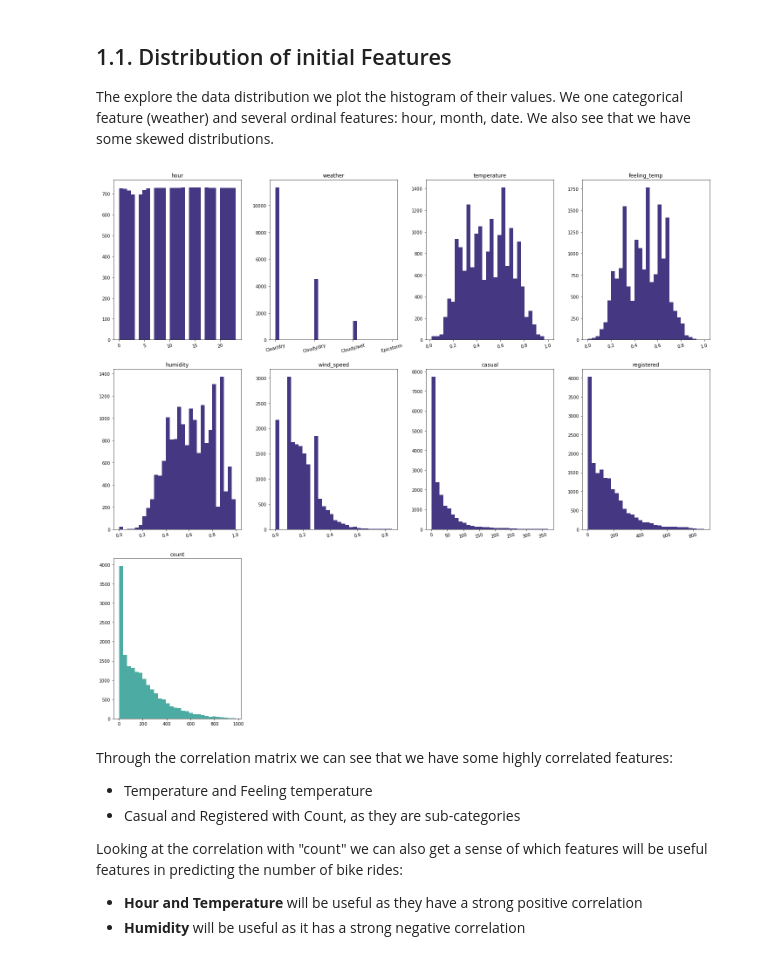
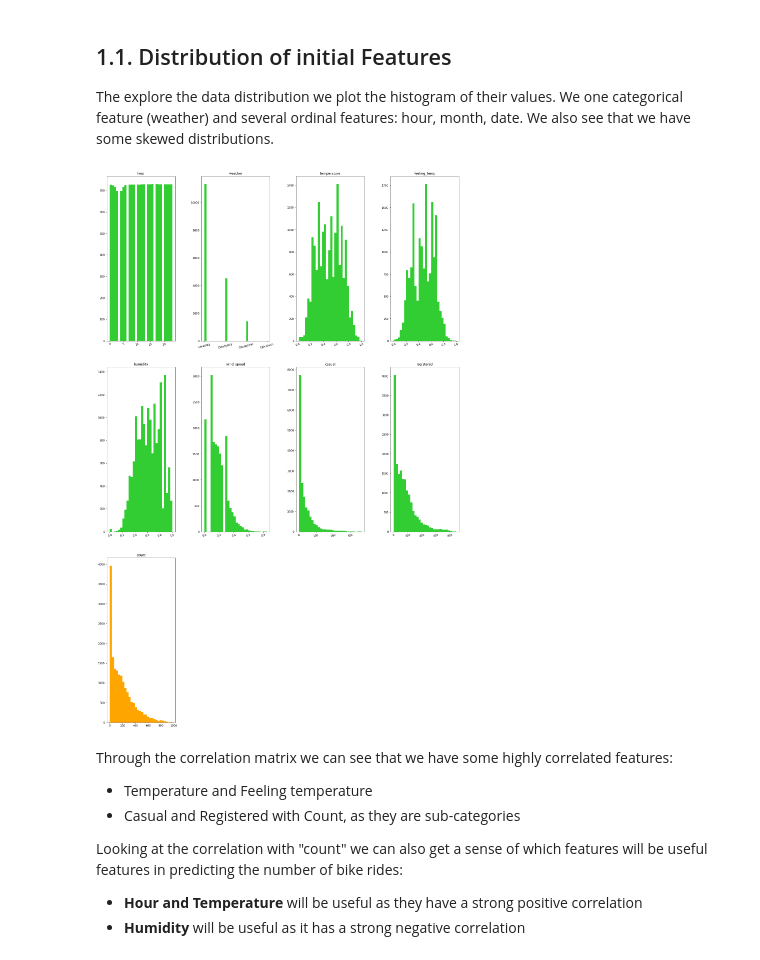
Before and after one commit to Timorig/bikes_prediction, a Jupyter notebook: Predicting_Bikes_demand_project.ipynb, the cells around one changed output. Saved outputs shown, nothing was run; the diff lists cells and outputs as text; code cells hidden in the pictures.

```diff
--- a/Predicting_Bikes_demand_project.ipynb
+++ b/Predicting_Bikes_demand_project.ipynb
@@ -293,31 +211,30 @@ initial_hour_df.describe().T
 
 The explore the data distribution we plot the histogram of their values. We one categorical feature (weather) and several ordinal features: hour, month, date. We also see that we have some skewed distributions.
 # %%
-initial_features = initial_hour_df.columns[1:]
+initial_features = initial_hour_df.columns[1:] #we don't want to plot dateday
 
 fig=plt.figure(figsize=(20,30))
 columns = 4
-rows = 5
+rows = 3
 fig.tight_layout()
 
-color = "turquoise"
 rng_column = zip(range(1, 11), initial_hour_df[initial_features])
 for ax, column in rng_column:
 
     fig.add_subplot(rows, columns, ax)
-    fig.tight_layout(pad=2)
+    fig.tight_layout(pad=5)
     if column == "count":
-           plt.hist(initial_hour_df[initial_features].loc[:, column].dropna(0), bins=30, color="#1F968Bff", alpha=.8)
+           plt.hist(initial_hour_df[initial_features].loc[:, column].dropna(0), bins=30, color="orange")
            plt.title(column)
     else:
-        plt.hist(initial_hour_df[initial_features].loc[:, column].dropna(0), bins=30, color="#453781FF")
+        plt.hist(initial_hour_df[initial_features].loc[:, column].dropna(0), bins=30, color="limegreen")
 
         plt.title(column)
         plt.tick_params("x", rotation=15)
 
 plt.show()
 # %% [output]
-[figure, old version]
+[figure, new version]
 # %% [markdown]
 Through the correlation matrix we can see that we have some highly correlated features:
    - Temperature and Feeling temperature
```
Also changed, not shown: parts of 47 cells of this notebook.
